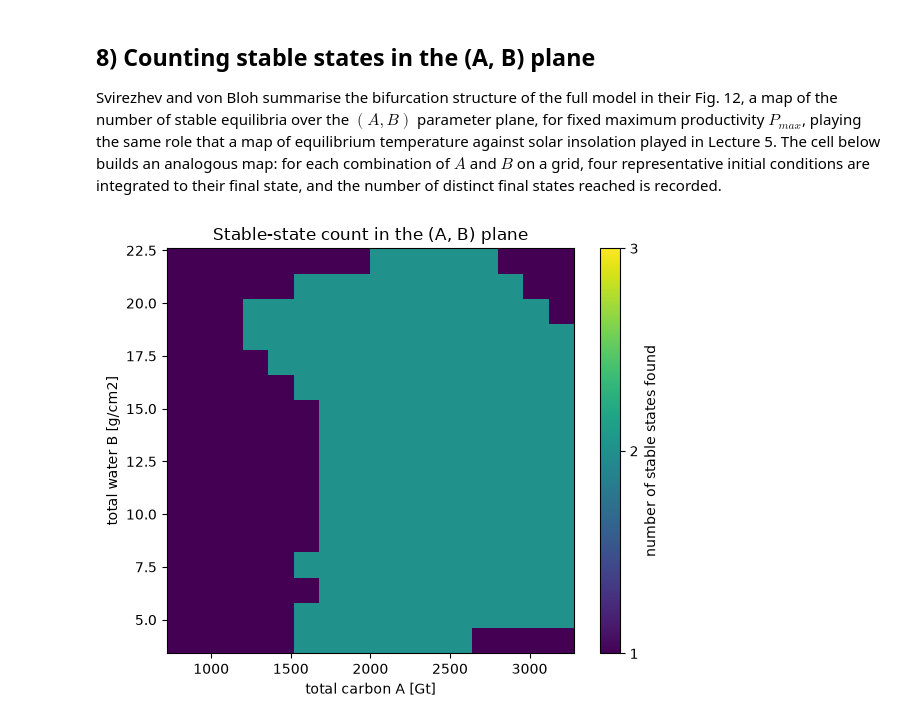
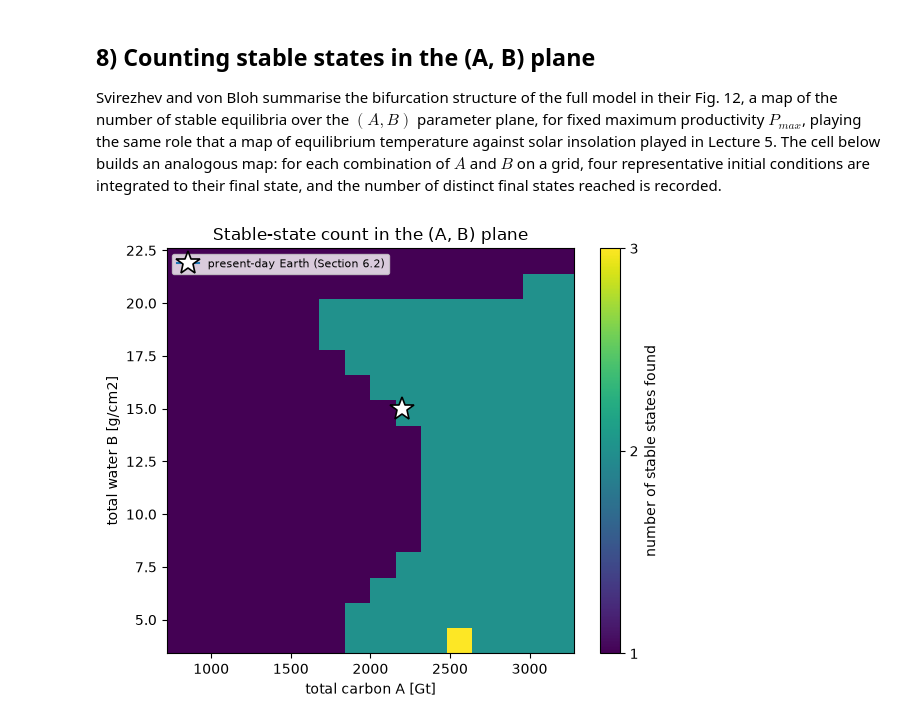
Before and after one commit to drvivekhydro/hydroclimatology, a Jupyter notebook: lecture-06-climate-vegetation-hydrology.ipynb, the cells around one changed output. Saved outputs shown, nothing was run; the diff lists cells and outputs as text; code cells hidden in the pictures.

```diff
--- a/lecture-06-climate-vegetation-hydrology.ipynb
+++ b/lecture-06-climate-vegetation-hydrology.ipynb
@@ -89,7 +89,8 @@ sigma    = 5.67e-8   # Stefan-Boltzmann constant
 kW       = 0.4       # latent heat weighting
 C_heat   = 6.0        # surface heat capacity, year-scaled
 
-phiC_inf = 0.42       # saturation level of the carbon greenhouse function
+phiC_inf = 0.52       # saturation level of the carbon greenhouse function
+#                      (raised from the paper-structure value 0.42; see Section 6.2)
 kC       = 750.0      # half-saturation, Gt
 
 AW, BW, bw = 0.50, 0.30, 0.50   # water-vapour greenhouse function parameters
@@ -524,7 +618,7 @@ Svirezhev and von Bloh show, in their Fig. 11, that the number and identity of s
 # %%
 T0_grid = np.linspace(-55, 45, 18)
 N0_grid = np.linspace(5, 1400, 18)
-A_values = [1400.0, 2000.0, 2600.0, 3200.0]
+A_values = [2000.0, 2200.0, 2700.0, 3200.0]
 B_fixed = 15.0
 
 colour_map = {"dead": 0, "cold-living": 1, "warm-living": 2}
@@ -598,27 +694,30 @@ Svirezhev and von Bloh summarise the bifurcation structure of the full model in
 # %%
 A_range = np.linspace(800, 3200, 16)
 B_range = np.linspace(4, 22, 16)
 initial_conditions = [(-40, 10, 2), (10, 10, 2), (20, 900, 3), (35, 1300, 5)]
 
 n_states = np.zeros((len(B_range), len(A_range)))
 for bi, B in enumerate(B_range):
     for ai, A in enumerate(A_range):
         labels = set()
         for T0, N0, Wa0 in initial_conditions:
             sol = run(T0=T0, N0=N0, Wa0=Wa0, A=A, B=B, t_end=250)
             Tf, Nf, _ = sol.y[:, -1]
             labels.add(classify(Tf, Nf))
         n_states[bi, ai] = len(labels)
 
 fig, ax = plt.subplots(figsize=(6, 5))
 pc = ax.pcolormesh(A_range, B_range, n_states, cmap="viridis", shading="nearest", vmin=1, vmax=3)
 cbar = fig.colorbar(pc, ax=ax, ticks=[1, 2, 3])
 cbar.set_label("number of stable states found")
 ax.set_xlabel("total carbon A [Gt]")
 ax.set_ylabel("total water B [g/cm2]")
+ax.plot(2200, 15, marker="*", ms=18, mfc="white", mec="black", mew=1.2,
+        label="present-day Earth (Section 6.2)")
+ax.legend(loc="upper left", fontsize=8)
 ax.set_title("Stable-state count in the (A, B) plane")
 fig.tight_layout()
 # %% [output]
-[figure, old version]
+[figure, new version]
 # %% [markdown]
 **How to read it.** This map compresses the whole basins-of-attraction experiment into
```
Also changed, not shown: parts of 13 cells of this notebook.
